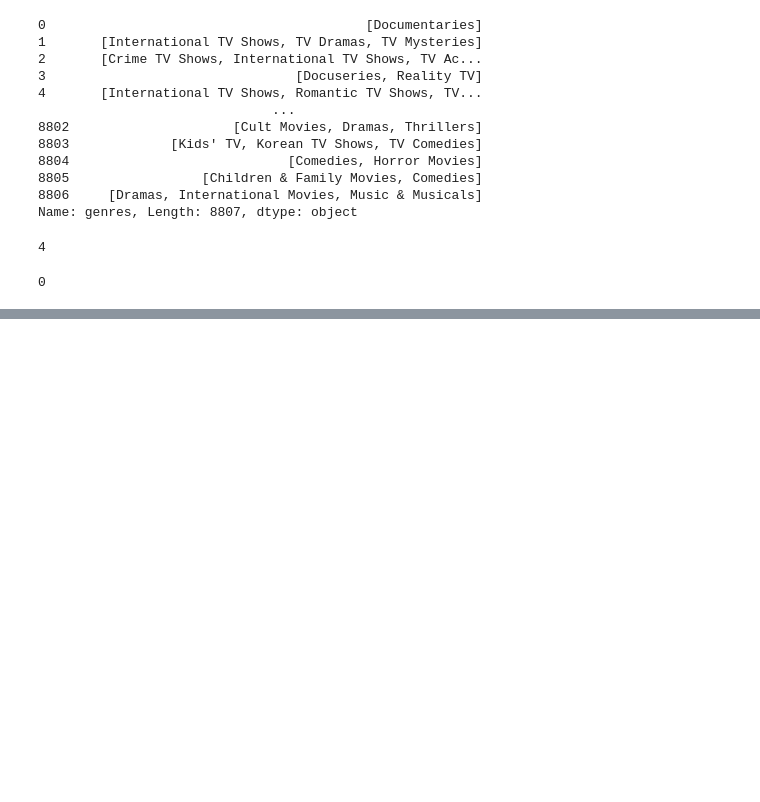
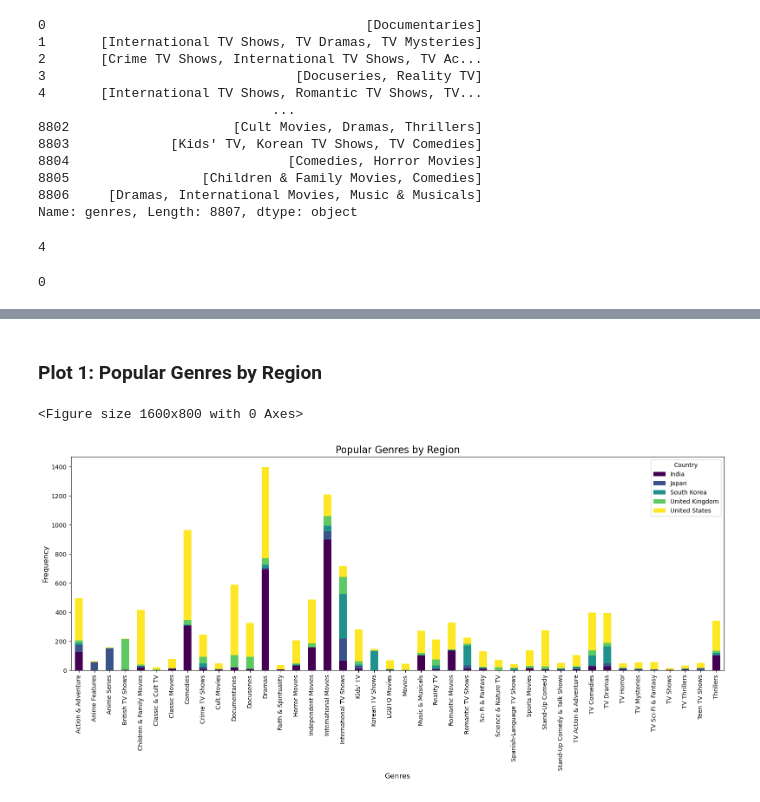
Before and after one commit to PratikHotchandani22/Personalized-Content-Recommendation-System-for-Digital-Streaming-Platforms, a Jupyter notebook: usml_final_project_v1.ipynb, the cells around one changed output, grey strips where cells are left out. Drawn from its saved outputs; the diff is of its cells as text; code cells hidden in the pictures; blank space fills up the shorter version.

```diff
--- a/usml_final_project_v1.ipynb
+++ b/usml_final_project_v1.ipynb
@@ -231,0 +370,25 @@ df.loc[df.rating.isin(['NR', 'UR']), ['rating']] = 'nrur'
+# %% [markdown]
+### Plot 1: Popular Genres by Region
+# %%
+df_exploded = df.explode('genres')
+
+# Filter countries for visualization
+top_countries = ['United States', 'India', 'United Kingdom', 'Japan', 'South Korea']
+df_filtered = df_exploded[df_exploded['country'].isin(top_countries)]
+
+# Count genres by country
+genre_country_counts = df_filtered.groupby(['genres', 'country']).size().unstack().fillna(0)
+
+# Plot
+plt.figure(figsize=(16, 8))
+genre_country_counts.plot(kind='bar', stacked=True, colormap='viridis', figsize=(16, 8))
+plt.title('Popular Genres by Region', fontsize=16)
+plt.xlabel('Genres', fontsize=12)
+plt.ylabel('Frequency', fontsize=12)
+plt.legend(title='Country', fontsize=10)
+plt.xticks(rotation=90)
+plt.tight_layout()
+plt.show()
+# %% [output]
+<Figure size 1600x800 with 0 Axes>
+[figure, added]
```
Also changed, not shown: parts of 17 cells of this notebook, 2 other files.
